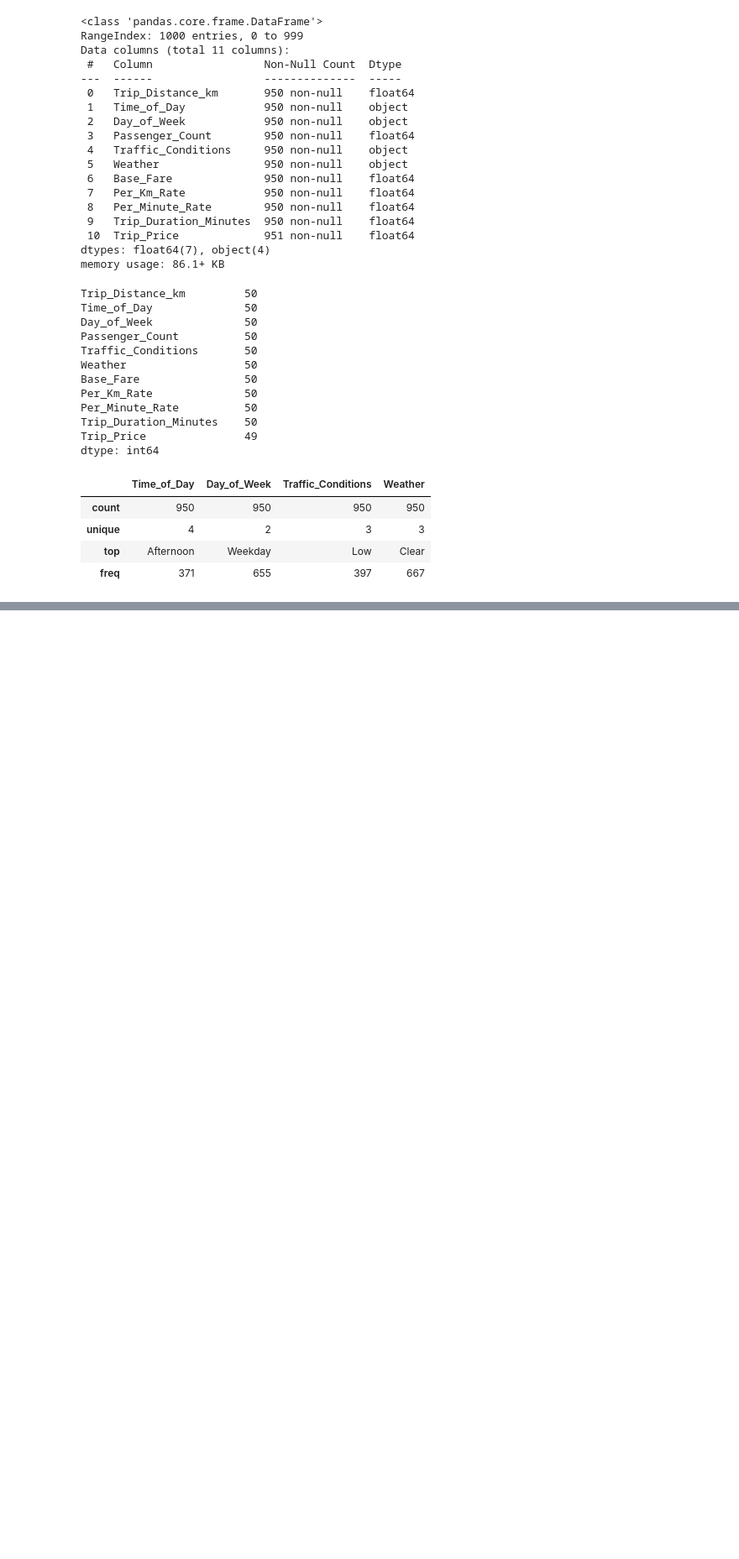
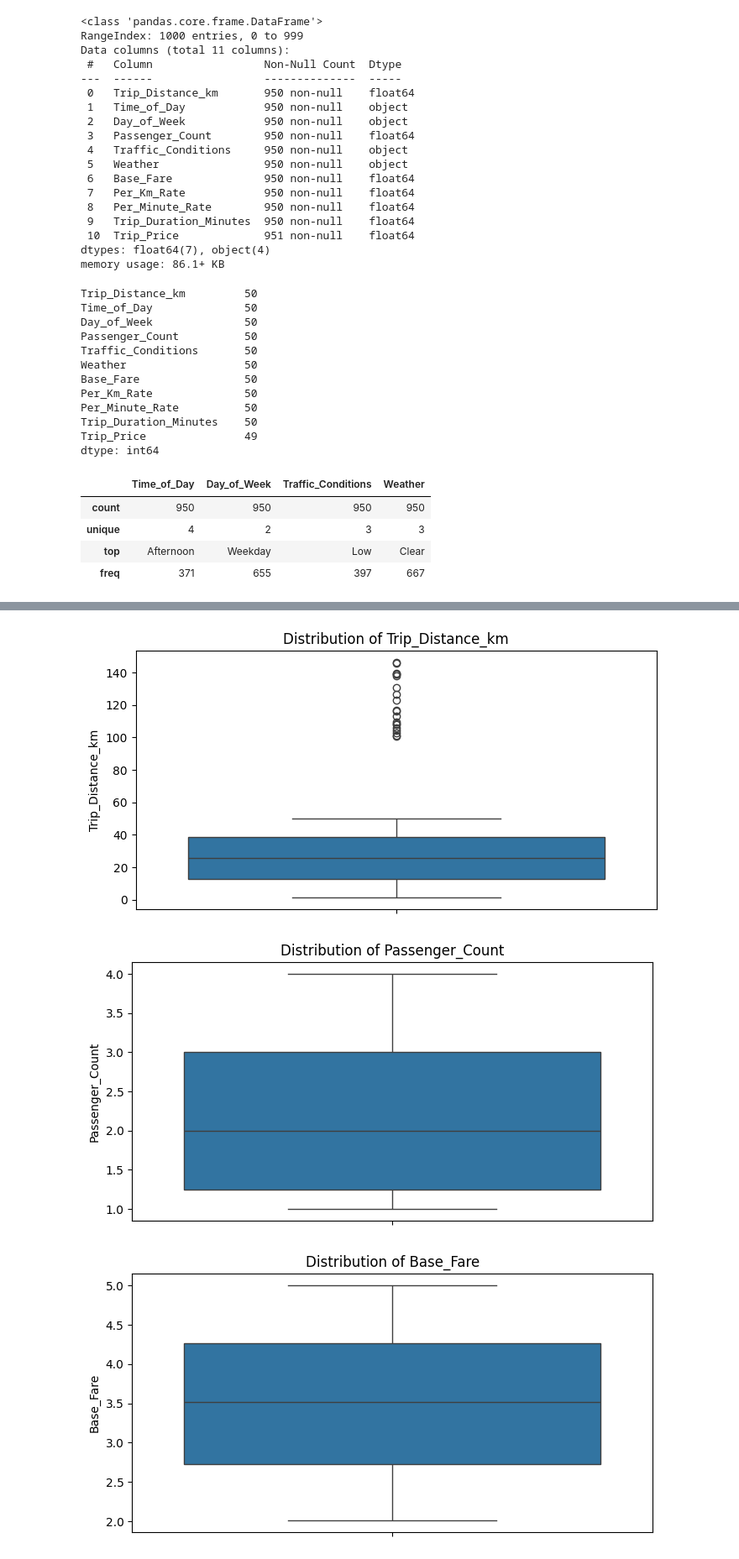
Before and after one commit to zeyad-mohvme-d/Taxi-Fare-Trip-Duration-Analytics, a Jupyter notebook: Notebook/Analysis.ipynb, the cells around one changed output, grey strips where cells are left out. Shown at 84% size. Drawn from its saved outputs; the diff is of its cells as text; code cells hidden in the pictures; blank space fills up the shorter version.

```diff
--- a/Notebook/Analysis.ipynb
+++ b/Notebook/Analysis.ipynb
@@ -73,0 +126,3 @@ data.describe(include='O')
+# %%
+data['Transformed_Trip_Price'] = np.log1p(data['Trip_Price'])
+data.drop('Trip_Price', axis=1, inplace=True)
@@ -73,0 +138,9 @@ data.describe(include='O')
+# %%
+for col in data.select_dtypes(include=['number']).columns:
+    plt.figure(figsize=(8, 4))
+    sns.boxplot(data[col])
+    plt.title(f'Distribution of {col}')
+# %% [output]
+[figure, added]
+[figure, added]
+[figure, added]
```
Also changed, not shown: parts of 42 cells of this notebook.
